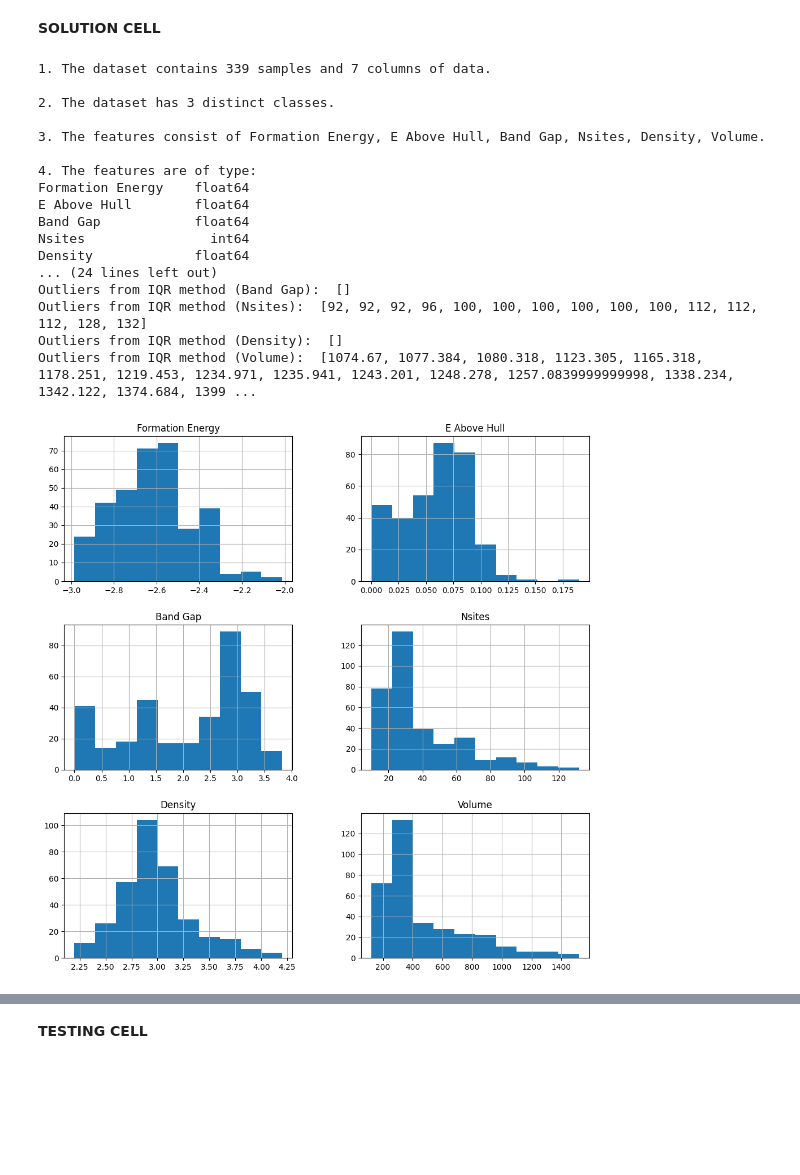
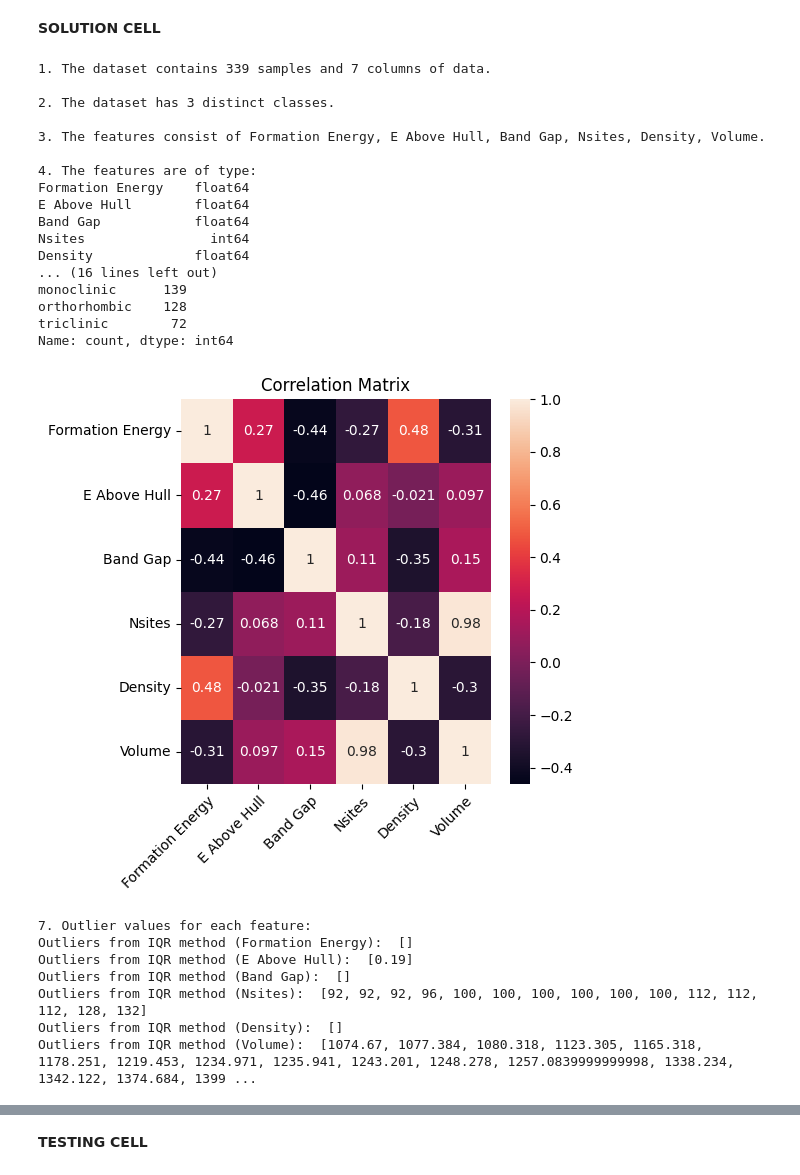
Before and after one commit to mathewsjoyy/MachineLearning-Assessment2, a Jupyter notebook: ML_2324_assessment.ipynb, the cells around one changed output, grey strips where cells are left out. Saved outputs shown, nothing was run; the diff lists cells and outputs as text; code cells hidden in the pictures; blank space fills up the shorter version.

Commit message:
added correlation matrix code and report section

```diff
--- a/ML_2324_assessment.ipynb
+++ b/ML_2324_assessment.ipynb
@@ -75,6 +75,7 @@ import numpy as np
 import pandas as pd
 from sklearn.impute import SimpleImputer
 import matplotlib.pyplot as plt
+import seaborn as sns
 
 # Load the battery.csv data set into a pandas DataFrame
 df = pd.read_csv('batteries.csv')
@@ -87,10 +88,29 @@ print(f"4. The features are of type:\n{df.dtypes}\n")
 print(f"5. Columns containing missing values (with count):\n{df.isnull().sum()}\n")
 print(f"6. Number of samples per class:\n{df['Crystal System'].value_counts()}\n")
 
+# Create a correlation matrix to see if there are any features that are highly correlated
+# Set the figure size
+fig, ax = plt.subplots(figsize=(5,5))
+
+# Create a correlation matrix of all the features in the dataset, excluding the ground truth
+sns.heatmap(df.drop("Crystal System", axis=1).corr(), annot=True)
+
+# Rotate the tick labels and set their alignment.
+plt.setp(ax.get_xticklabels(), rotation=45, ha="right",
+         rotation_mode="anchor")
+
+# Set the title of the figure
+plt.title("Correlation Matrix")
+
+# Display the plot
+plt.show()
+
 # Define a mapping of categorical values to numeric values for the ground truths
+# We do this as the machine learning algorithms we will use require numeric values
 class_mapping = {'monoclinic':0, 'orthorhombic':1, 'triclinic':2}
 
-# Replace the categorical variables with the numeric ones
+# Replace the categorical variables with the numeric ones using the mapping defined above
+# This process is called label encoding
 df['Crystal System'] = df['Crystal System'].replace(class_mapping)
 
 # Load all samples and their features from the data frame into variable X
@@ -130,36 +150,43 @@ def detect_outliers_iqr(data):
     # Calculate Inter quartile range
     IQR = q3-q1
     lwr_bound = q1-(1.5*IQR)
     upr_bound = q3+(1.5*IQR)
 
     # Loop through the data and check if the value is an outlier
     for i in data:
         if (i<lwr_bound or i>upr_bound):
             outliers.append(i)
 
     return outliers
 
 # Pass each df features columns 1 by 1 and see the potential outliers (expect the last column as it is the ground truth)
 print("7. Outlier values for each feature:")
 for column in df.iloc[:,:-1]:
     sample_outliers = detect_outliers_iqr(df[column])
     print(f"Outliers from IQR method ({column}): ", sample_outliers)
 # %% [output]
 1. The dataset contains 339 samples and 7 columns of data.
 
 2. The dataset has 3 distinct classes.
 
 3. The features consist of Formation Energy, E Above Hull, Band Gap, Nsites, Density, Volume.
 
 4. The features are of type:
 Formation Energy    float64
 E Above Hull        float64
 Band Gap            float64
 Nsites                int64
 Density             float64
-... (24 lines left out)
-Outliers from IQR method (Band Gap):  []
-Outliers from IQR method (Nsites):  [92, 92, 92, 96, 100, 100, 100, 100, 100, 100, 112, 112, 112, 128, 132]
-Outliers from IQR method (Density):  []
-Outliers from IQR method (Volume):  [1074.67, 1077.384, 1080.318, 1123.305, 1165.318, 1178.251, 1219.453, 1234.971, 1235.941, 1243.201, 1248.278, 1257.0839999999998, 1338.234, 1342.122, 1374.684, 1399 ...
+... (16 lines left out)
+monoclinic      139
+orthorhombic    128
+triclinic        72
+Name: count, dtype: int64
-[figure, old version]
+[figure, new version]
+7. Outlier values for each feature:
+Outliers from IQR method (Formation Energy):  []
+Outliers from IQR method (E Above Hull):  [0.19]
+Outliers from IQR method (Band Gap):  []
+Outliers from IQR method (Nsites):  [92, 92, 92, 96, 100, 100, 100, 100, 100, 100, 112, 112, 112, 128, 132]
+Outliers from IQR method (Density):  []
+Outliers from IQR method (Volume):  [1074.67, 1077.384, 1080.318, 1123.305, 1165.318, 1178.251, 1219.453, 1234.971, 1235.941, 1243.201, 1248.278, 1257.0839999999998, 1338.234, 1342.122, 1374.684, 1399 ...
```
Also changed, not shown: parts of 2 cells of this notebook.
